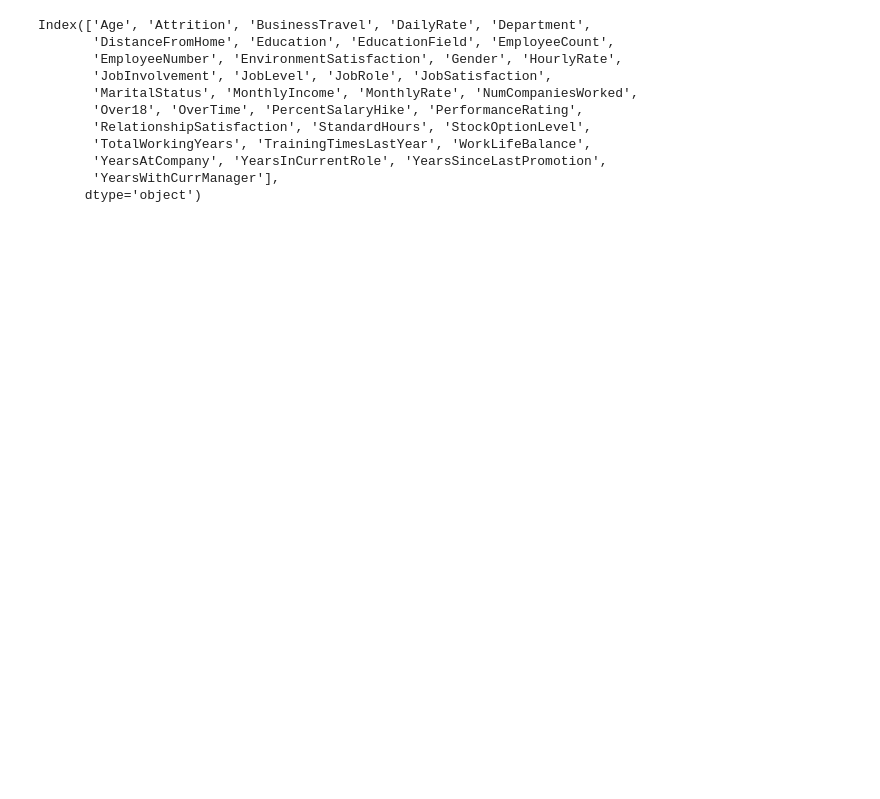
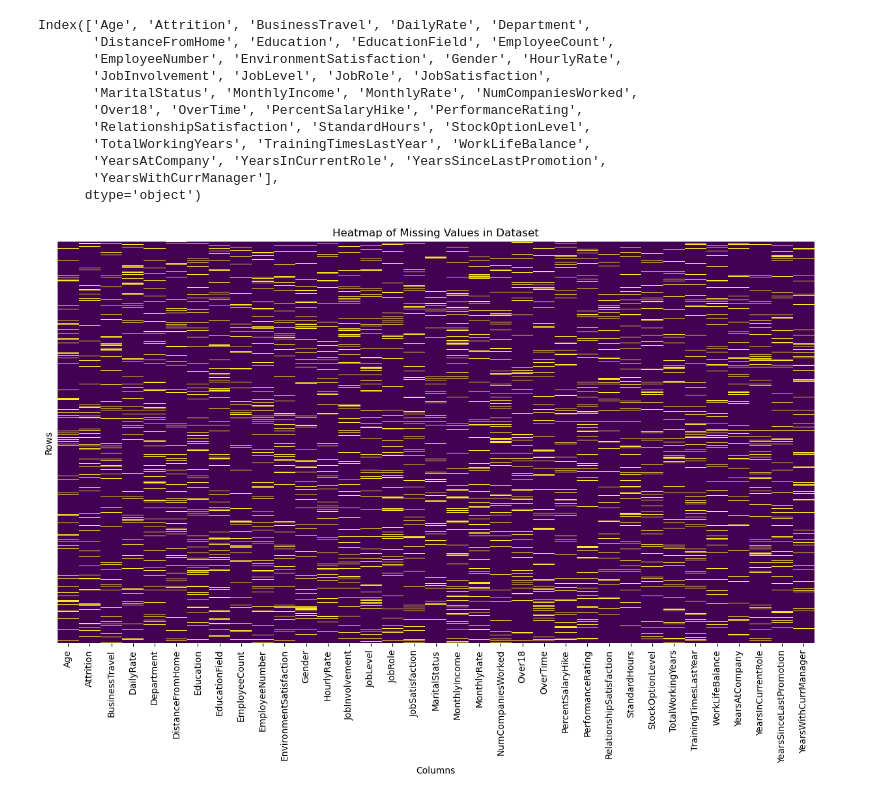
Before and after one commit to FedericoAriton99/CA-2-Integraeted-, a Jupyter notebook: Federico_Ariton_sba22090_Lvl8_CA2_Integrated.ipynb, the cells around one changed output. Drawn from its saved outputs; the diff is of its cells as text; code cells hidden in the pictures; blank space fills up the shorter version.

Commit message:
handling missing values

```diff
--- a/Federico_Ariton_sba22090_Lvl8_CA2_Integrated.ipynb
+++ b/Federico_Ariton_sba22090_Lvl8_CA2_Integrated.ipynb
@@ -142,3 +161,13 @@ Index(['Age', 'Attrition', 'BusinessTravel', 'DailyRate', 'Department',
        'YearsAtCompany', 'YearsInCurrentRole', 'YearsSinceLastPromotion',
        'YearsWithCurrManager'],
       dtype='object')
+# %%
+# Creating a heatmap for missing values
+plt.figure(figsize=(15, 8))
+sns.heatmap(Employee.isnull(), cbar=False, yticklabels=False, cmap='viridis')
+plt.title('Heatmap of Missing Values in Dataset')
+plt.xlabel('Columns')
+plt.ylabel('Rows')
+plt.show()
+# %% [output]
+[figure, added]
```
Also changed, not shown: parts of 3 cells of this notebook, 2 other files.
